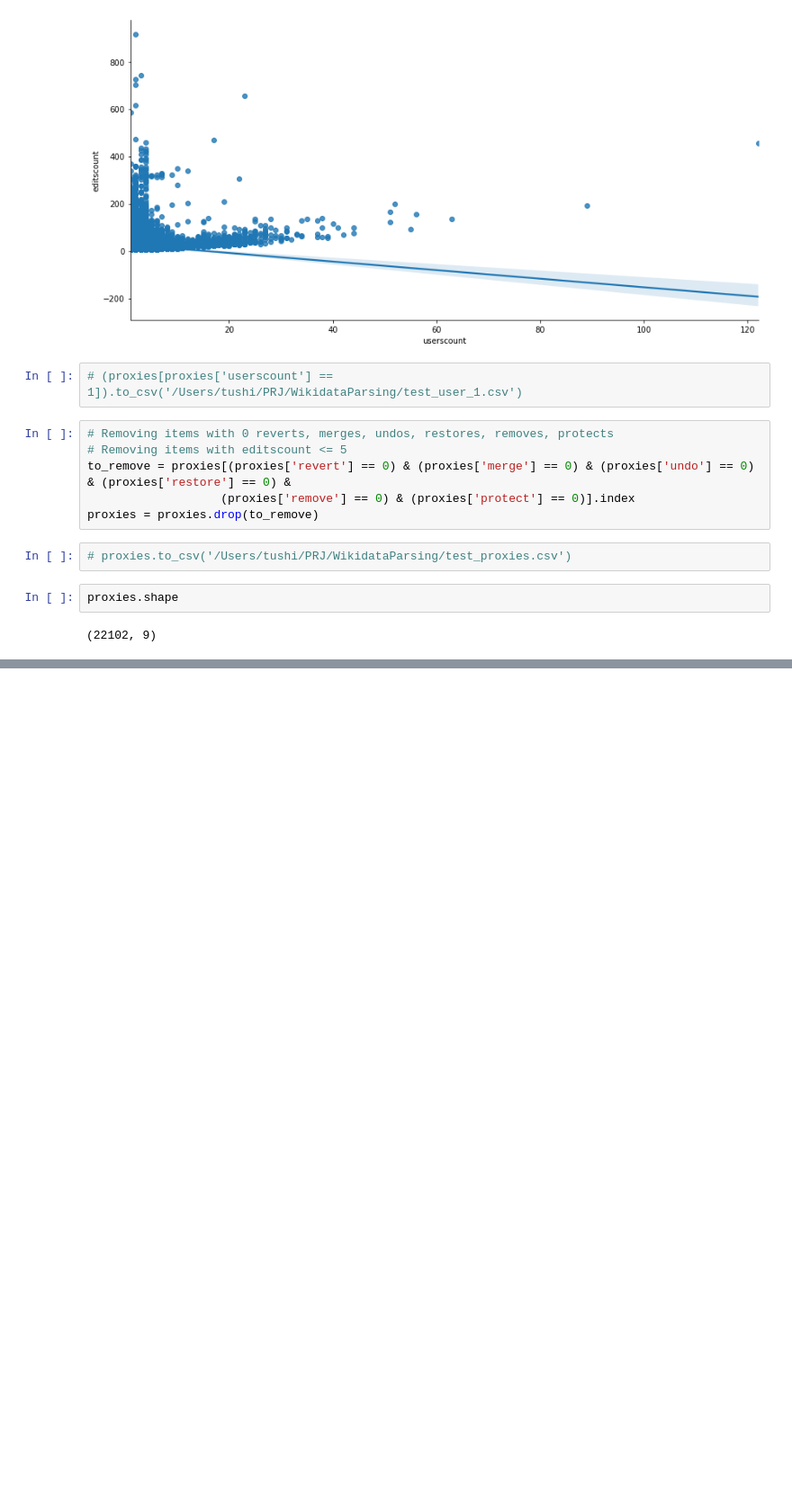
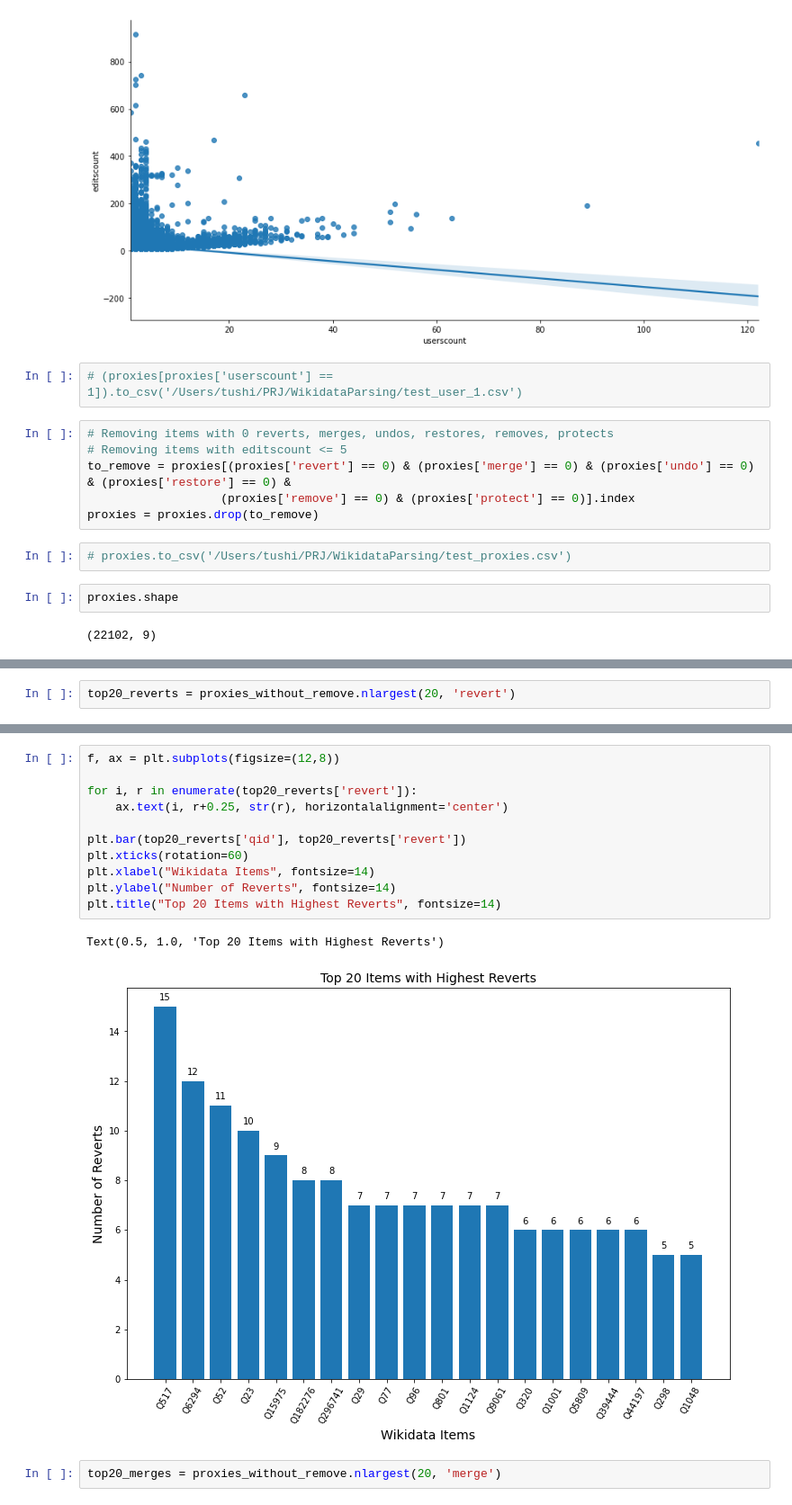
Before and after one commit to yadavtushita/6CCS3PRJ-WikidataProject, a Jupyter notebook: Politics_Final.ipynb, the cells around one changed output, grey strips where cells are left out. Shown at 90% size. Saved outputs shown, nothing was run; the diff lists cells and outputs as text; blank space fills up the shorter version.

```diff
--- a/Politics_Final.ipynb
+++ b/Politics_Final.ipynb
@@ -630,0 +700,2 @@ proxies.shape
+# %%
+top20_reverts = proxies_without_remove.nlargest(20, 'revert')
@@ -630,0 +722,16 @@ proxies.shape
+# %%
+f, ax = plt.subplots(figsize=(12,8))
+
+for i, r in enumerate(top20_reverts['revert']):
+    ax.text(i, r+0.25, str(r), horizontalalignment='center')
+
+plt.bar(top20_reverts['qid'], top20_reverts['revert'])
+plt.xticks(rotation=60)
+plt.xlabel("Wikidata Items", fontsize=14)
+plt.ylabel("Number of Reverts", fontsize=14)
+plt.title("Top 20 Items with Highest Reverts", fontsize=14)
+# %% [output]
+Text(0.5, 1.0, 'Top 20 Items with Highest Reverts')
+[figure, added]
+# %%
+top20_merges = proxies_without_remove.nlargest(20, 'merge')
```
Also changed, not shown: parts of 30 cells of this notebook.
